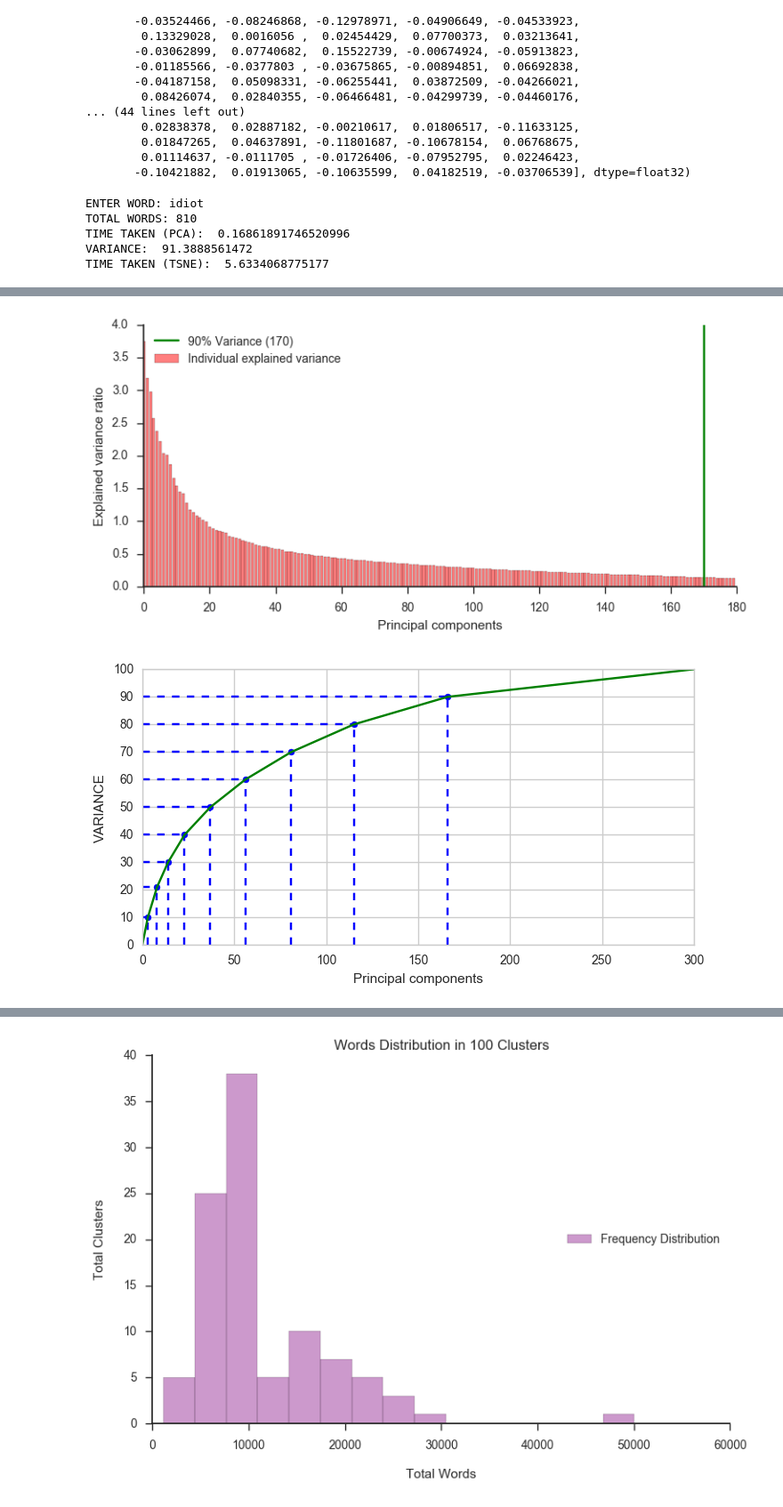
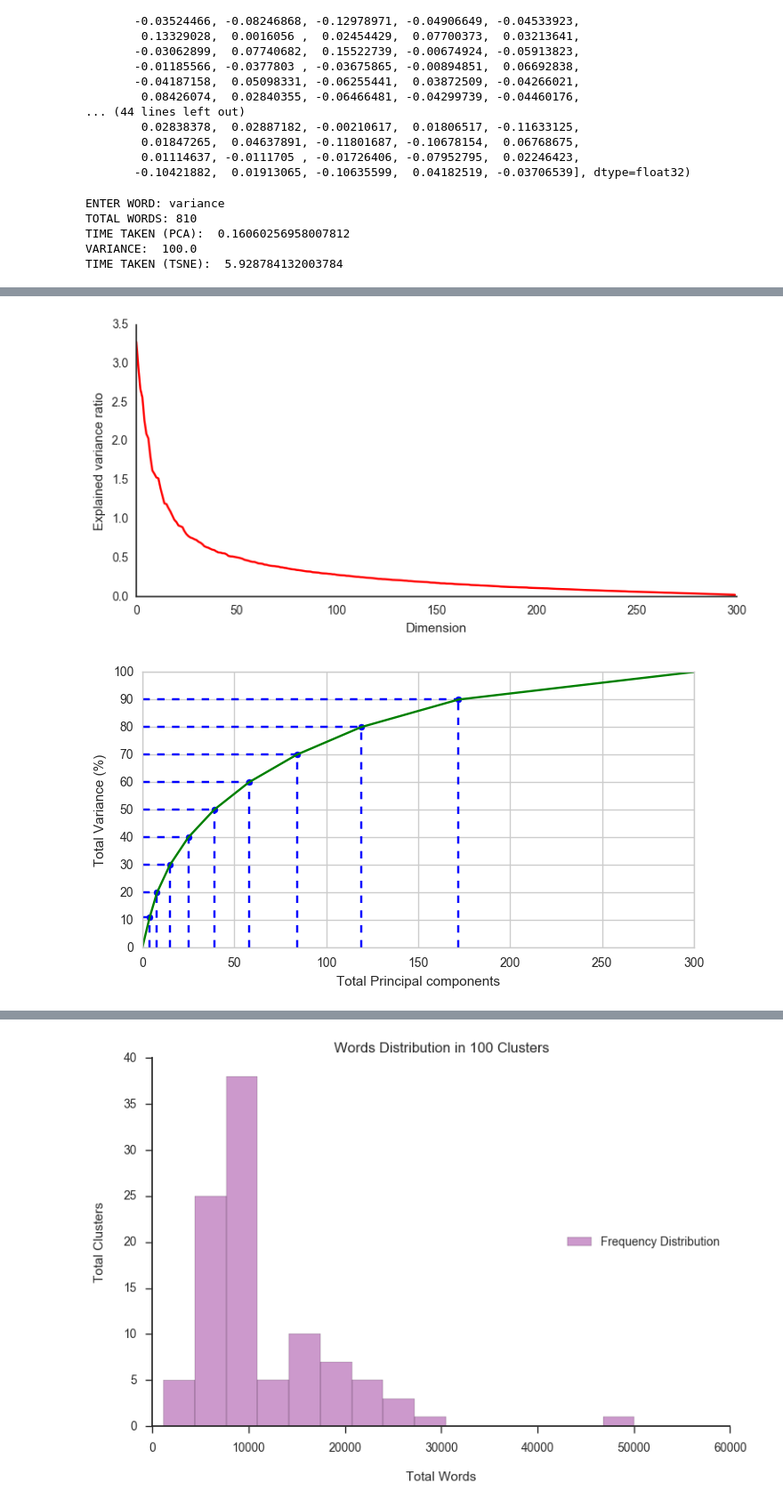
Before and after one commit to tazeek/BullyDetect, a Jupyter notebook: Python Notebooks/Word2Vec Evaluation.ipynb, the cells around one changed output, grey strips where cells are left out. Shown at 89% size. Saved outputs shown, nothing was run; the diff lists cells and outputs as text; code cells hidden in the pictures.

Commit message:
PCA visualized in line plot

```diff
--- a/Python Notebooks/Word2Vec Evaluation.ipynb
+++ b/Python Notebooks/Word2Vec Evaluation.ipynb
@@ -195,20 +195,19 @@ def plotPCABar(explained_variance_ratio, threshold):
     # Plot using matplotlib
     fig, ax = plt.subplots(figsize=(8, 4))
 
-    ax.bar(range(bar_num), explained_variance, alpha=0.5, align='center',
-            label='Individual explained variance', color='red')
+    ax.plot(range(bar_num), explained_variance, alpha=1, color='red')
+    ax.yaxis.set_major_locator(ticker.MultipleLocator(0.5))
 
     # Draw the line where components cross 90% variance
-    ax.axvline(x=n_comp, color='g', label = label)
+    #ax.axvline(x=n_comp, color='g', label = label)
 
     sns.despine()
 
     ax.set(ylabel = 'Explained variance ratio')
-    ax.set(xlabel = 'Principal components')
+    ax.set(xlabel = 'Dimension')
 
     ax.set_xlim([0, bar_num])
 
-    ax.legend(loc='best')
     fig.tight_layout()
 # %%
 # Function to plot PCA's variance
@@ -277,8 +276,8 @@ def plotPCAPlot(wv):
         # Horizontal
         ax.hlines(y=y_val[i], xmin=0, xmax=val, color='blue', linestyles='dashed')
 
-    ax.set(ylabel = 'VARIANCE')
-    ax.set(xlabel = 'Principal components')
+    ax.set(ylabel = 'Total Variance (%)')
+    ax.set(xlabel = 'Total Principal components')
 
     ax.set_xlim([0, 300])
     ax.set_ylim([0, 100])
@@ -335,7 +334,7 @@ wv, vocabulary = getEmbeddings(500, get_words, search_word)
 print("TOTAL WORDS: %i " % (len(vocabulary)))
 
 # Initialize PCA model
-pca = PCA(n_components=180)
+pca = PCA(n_components=300)
 
 start = time.time()
 pca_result = pca.fit_transform(wv)
@@ -364,39 +363,39 @@ end = time.time()
 # Plot Full PCA, displaying variance
 plotPCAPlot(wv)
 
 print("TIME TAKEN (TSNE): ", end - start)
 
 # Scatter points
 fig, ax = plt.subplots(figsize=(10, 8),subplot_kw={'xticks': [], 'yticks': []})
 
 # Use Scatterplot
 ax.scatter(Y[:, 0], Y[:, 1], color="blue")
 
 # Initialize Points
 for label, x, y in zip(vocabulary, Y[:, 0], Y[:, 1]):
 
     # Give the searched word a different color
     # Otherwise, all words should be colored black
     color = 'black'
     fontsize = 10
 
     if label == search_word:
         color = 'red'
         fontsize = 20
 
     ax.annotate(label, xy=(x, y), fontsize=fontsize, color=color)
 
 # Display
 mpld3.display(fig)
 # %% [output]
-ENTER WORD: idiot
+ENTER WORD: variance
 TOTAL WORDS: 810
-TIME TAKEN (PCA):  0.16861891746520996
-VARIANCE:  91.3888561472
-TIME TAKEN (TSNE):  5.6334068775177
+TIME TAKEN (PCA):  0.16060256958007812
+VARIANCE:  100.0
+TIME TAKEN (TSNE):  5.928784132003784
 [interactive output not drawn]
-[figure, old version]
+[figure, new version]
-[figure, old version]
+[figure, new version]
 # %%
 # Plot Heatmap from the vocabulary generated previously
 search_word = 'dickface'
```
Also changed, not shown: parts of 1 cell of this notebook.
